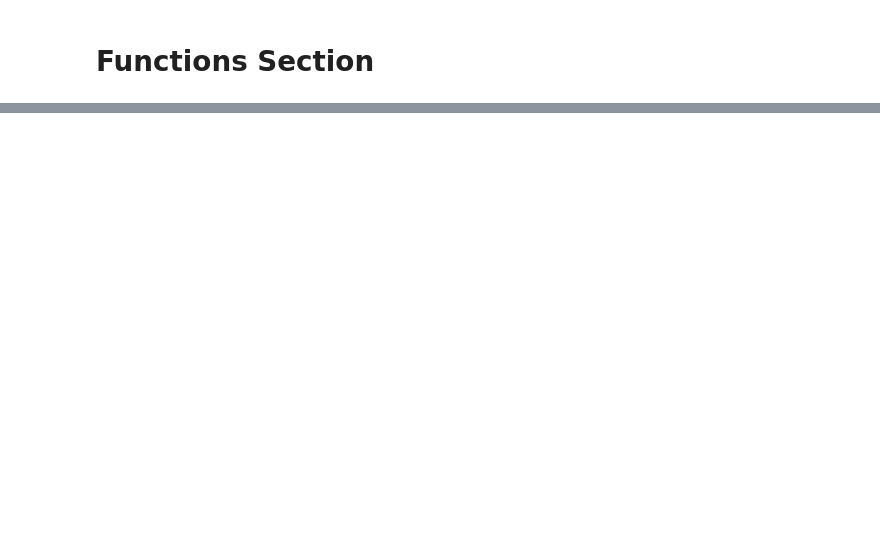
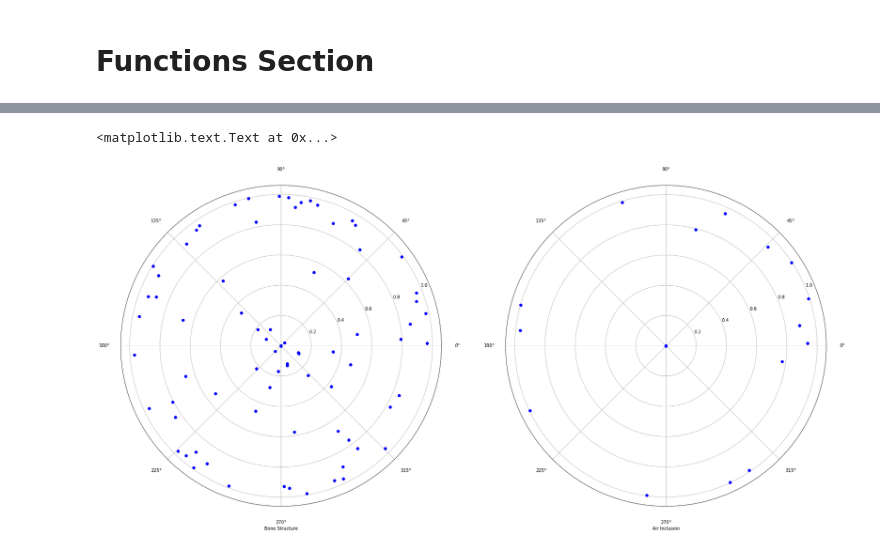
Before and after one commit to danietzio/Artificial-intelligence, a Jupyter notebook: Relative location of CT slices on axial axis Dataset/Python/Relative location of CT slices on axial axis Dataset .ipynb, the cells around one changed output, grey strips where cells are left out. Cells and saved outputs as stored; diff of their text form; code cells hidden in the pictures; blank space fills up the shorter version.

```diff
--- a/Relative location of CT slices on axial axis Dataset/Python/Relative location of CT slices on axial axis Dataset .ipynb
+++ b/Relative location of CT slices on axial axis Dataset/Python/Relative location of CT slices on axial axis Dataset .ipynb
@@ -63,0 +116,16 @@ df.head(10)
+# %%
+fig = plt.figure(figsize=(12,10))
+
+axes1 = fig.add_axes([0, 0, 1, 1], projection='polar')
+axes2 = fig.add_axes([1, 0,1,1], projection='polar')
+
+# Plotting one example of bone structure of the one person
+axes1.plot(X_train[150,1:241], 'bo')
+axes1.set_xlabel("Bone Structure")
+
+# Plotting one example of air inclusion of the one person
+axes2.plot(X_train[150,241:386], 'bo')
+axes2.set_xlabel("Air Inclusion")
+# %% [output]
+<matplotlib.text.Text at 0x...>
+[figure, added]
```
Also changed, not shown: parts of 12 cells of this notebook.
